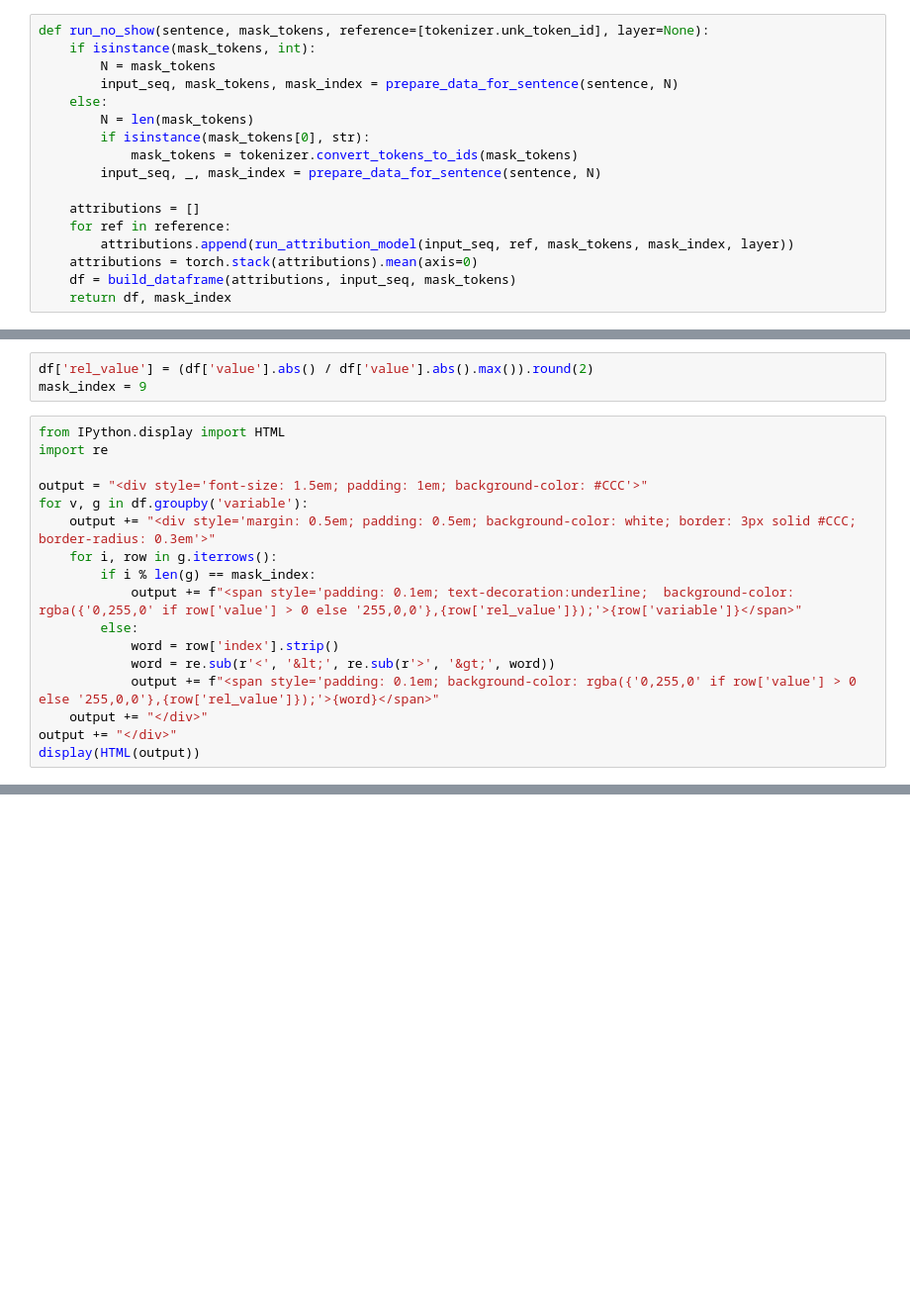
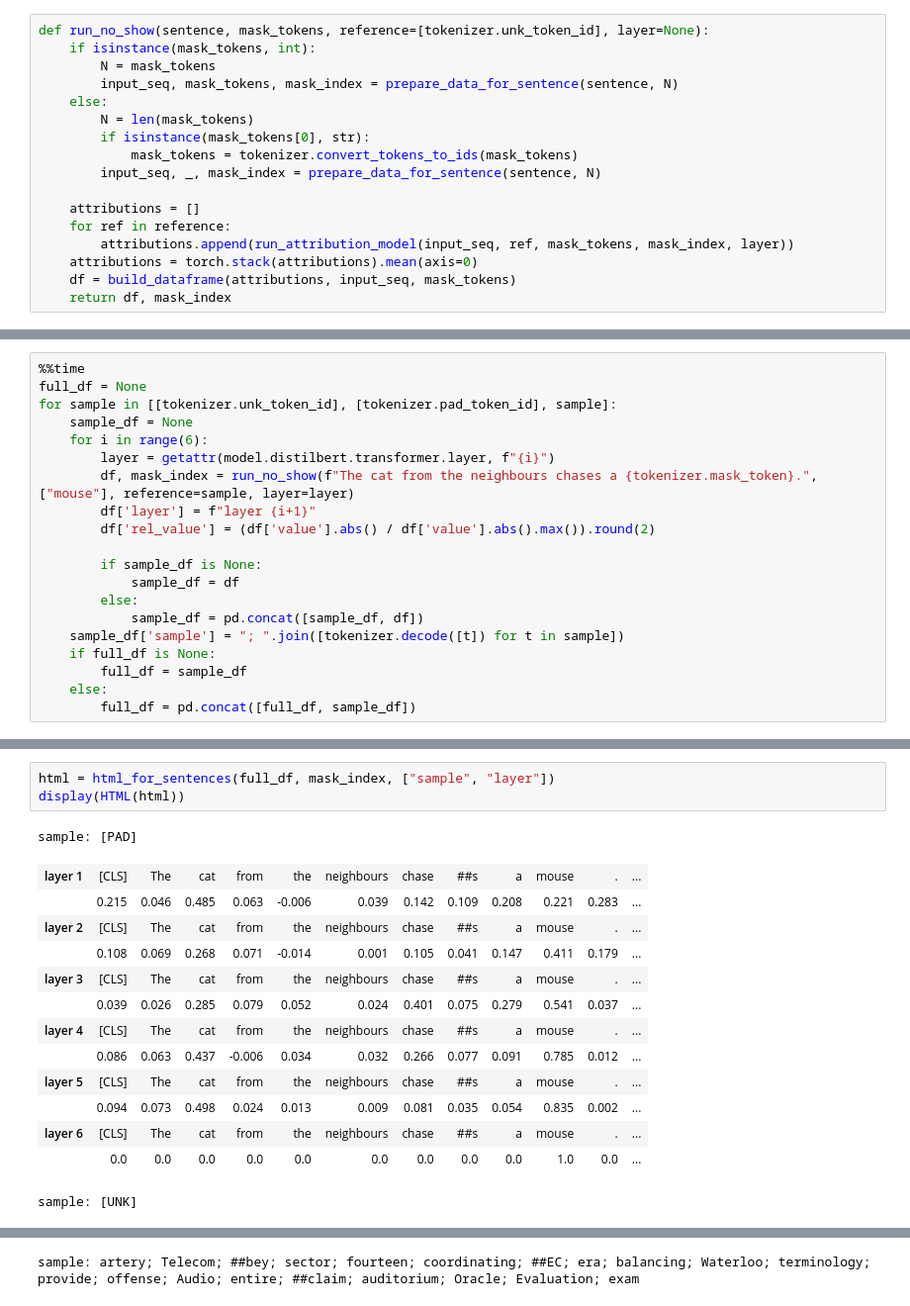
Before and after one commit to martijnvanbeers/nlp-attribution-notebooks, a Jupyter notebook: captum-LayerIntegratedGradients_1.ipynb, the cells around one changed output, grey strips where cells are left out. Shown at 99% size. Drawn from its saved outputs; the diff is of its cells as text; blank space fills up the shorter version.

Commit message:
Update for new visualisation
Use in-sentence styling to show the values captum returns

```diff
--- a/captum-LayerIntegratedGradients_1.ipynb
+++ b/captum-LayerIntegratedGradients_1.ipynb
@@ -259,20 +232,0 @@ matplotlib.pyplot.show()
-# %%
-df['rel_value'] = (df['value'].abs() / df['value'].abs().max()).round(2)
-mask_index = 9
-# %%
-from IPython.display import HTML
-import re
-
-output = "<div style='font-size: 1.5em; padding: 1em; background-color: #CCC'>"
-for v, g in df.groupby('variable'):
-    output += "<div style='margin: 0.5em; padding: 0.5em; background-color: white; border: 3px solid #CCC; border-radius: 0.3em'>"
-    for i, row in g.iterrows():
-        if i % len(g) == mask_index:
-            output += f"<span style='padding: 0.1em; text-decoration:underline;  background-color: rgba({'0,255,0' if row['value'] > 0 else '255,0,0'},{row['rel_value']});'>{row['variable']}</span>"
-        else:
-            word = row['index'].strip()
-            word = re.sub(r'<', '&lt;', re.sub(r'>', '&gt;', word))
-            output += f"<span style='padding: 0.1em; background-color: rgba({'0,255,0' if row['value'] > 0 else '255,0,0'},{row['rel_value']});'>{word}</span>"
-    output += "</div>"
-output += "</div>"
-display(HTML(output))
@@ -300,0 +233,20 @@ DistilBertForMaskedLM(
+# %%
+%%time
+full_df = None
+for sample in [[tokenizer.unk_token_id], [tokenizer.pad_token_id], sample]:
+    sample_df = None
+    for i in range(6):
+        layer = getattr(model.distilbert.transformer.layer, f"{i}")
+        df, mask_index = run_no_show(f"The cat from the neighbours chases a {tokenizer.mask_token}.", ["mouse"], reference=sample, layer=layer)
+        df['layer'] = f"layer {i+1}"
+        df['rel_value'] = (df['value'].abs() / df['value'].abs().max()).round(2)
+
+        if sample_df is None:
+            sample_df = df
+        else:
+            sample_df = pd.concat([sample_df, df])
+    sample_df['sample'] = "; ".join([tokenizer.decode([t]) for t in sample])
+    if full_df is None:
+        full_df = sample_df
+    else:
+        full_df = pd.concat([full_df, sample_df])
@@ -300,0 +302,18 @@ DistilBertForMaskedLM(
+# %%
+html = html_for_sentences(full_df, mask_index, ["sample", "layer"])
+display(HTML(html))
+# %% [output]
+sample: [PAD]
+| layer 1 | [CLS] | The | cat | from | the | neighbours | chase | ##s | a | mouse | . | ... |
+|  | 0.215 | 0.046 | 0.485 | 0.063 | -0.006 | 0.039 | 0.142 | 0.109 | 0.208 | 0.221 | 0.283 | ... |
+| layer 2 | [CLS] | The | cat | from | the | neighbours | chase | ##s | a | mouse | . | ... |
+|  | 0.108 | 0.069 | 0.268 | 0.071 | -0.014 | 0.001 | 0.105 | 0.041 | 0.147 | 0.411 | 0.179 | ... |
+| layer 3 | [CLS] | The | cat | from | the | neighbours | chase | ##s | a | mouse | . | ... |
+|  | 0.039 | 0.026 | 0.285 | 0.079 | 0.052 | 0.024 | 0.401 | 0.075 | 0.279 | 0.541 | 0.037 | ... |
+| layer 4 | [CLS] | The | cat | from | the | neighbours | chase | ##s | a | mouse | . | ... |
+|  | 0.086 | 0.063 | 0.437 | -0.006 | 0.034 | 0.032 | 0.266 | 0.077 | 0.091 | 0.785 | 0.012 | ... |
+| layer 5 | [CLS] | The | cat | from | the | neighbours | chase | ##s | a | mouse | . | ... |
+|  | 0.094 | 0.073 | 0.498 | 0.024 | 0.013 | 0.009 | 0.081 | 0.035 | 0.054 | 0.835 | 0.002 | ... |
+| layer 6 | [CLS] | The | cat | from | the | neighbours | chase | ##s | a | mouse | . | ... |
+|  | 0.0 | 0.0 | 0.0 | 0.0 | 0.0 | 0.0 | 0.0 | 0.0 | 0.0 | 1.0 | 0.0 | ... |
+sample: [UNK]
@@ -300,0 +332 @@ DistilBertForMaskedLM(
+sample: artery; Telecom; ##bey; sector; fourteen; coordinating; ##EC; era; balancing; Waterloo; terminology; provide; offense; Audio; entire; ##claim; auditorium; Oracle; Evaluation; exam
```
Also changed, not shown: parts of 15 cells of this notebook.
